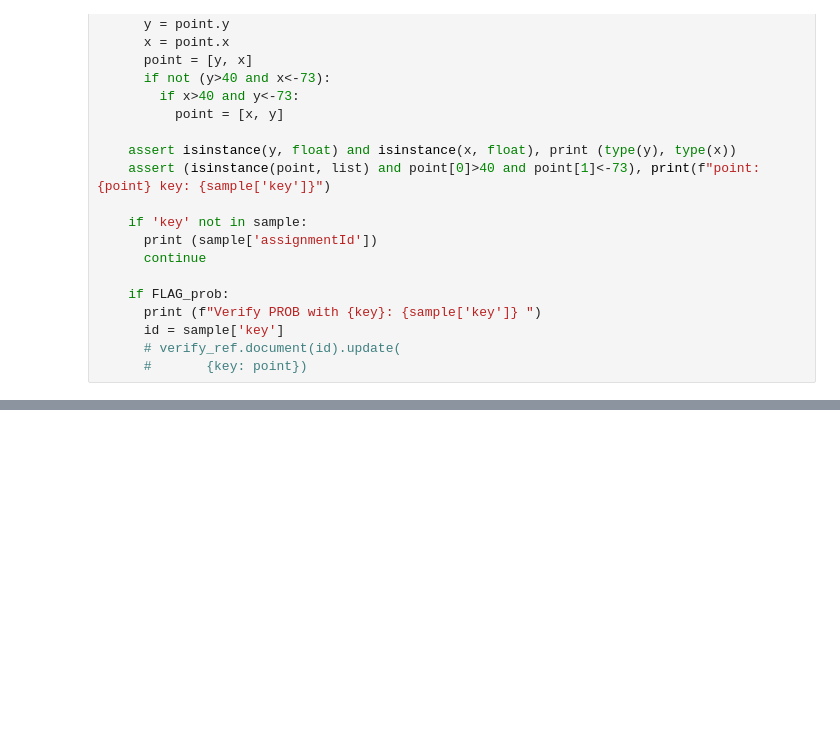
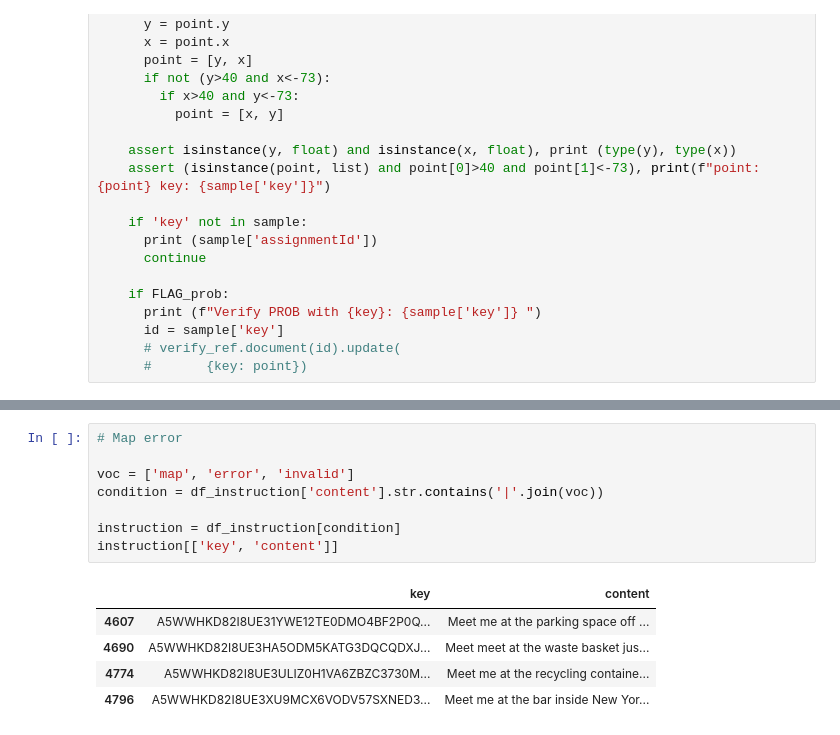
Before and after one commit to googleinterns/cabby, a Jupyter notebook: app/notebooks/query_firestore.ipynb, the cells around one changed output, grey strips where cells are left out. Drawn from its saved outputs; the diff is of its cells as text; blank space fills up the shorter version.

```diff
--- a/app/notebooks/query_firestore.ipynb
+++ b/app/notebooks/query_firestore.ipynb
@@ -485 +606,15 @@ The meeting restaurant is northeast of your location, near the Central Wine & Li
+# %%
+# Map error
+
+voc = ['map', 'error', 'invalid']
+condition = df_instruction['content'].str.contains('|'.join(voc))
+
+instruction = df_instruction[condition]
+instruction[['key', 'content']]
+# %% [output]
+|  | key | content |
+| 4607 | A5WWHKD82I8UE31YWE12TE0DMO4BF2P0Q... | Meet me at the parking space off ... |
+| 4690 | A5WWHKD82I8UE3HA5ODM5KATG3DQCQDXJ... | Meet meet at the waste basket jus... |
+| 4774 | A5WWHKD82I8UE3ULIZ0H1VA6ZBZC3730M... | Meet me at the recycling containe... |
+| 4796 | A5WWHKD82I8UE3XU9MCX6VODV57SXNED3... | Meet me at the bar inside New Yor... |
 # %%
```
Also changed, not shown: parts of 21 cells of this notebook, 17 other files.
